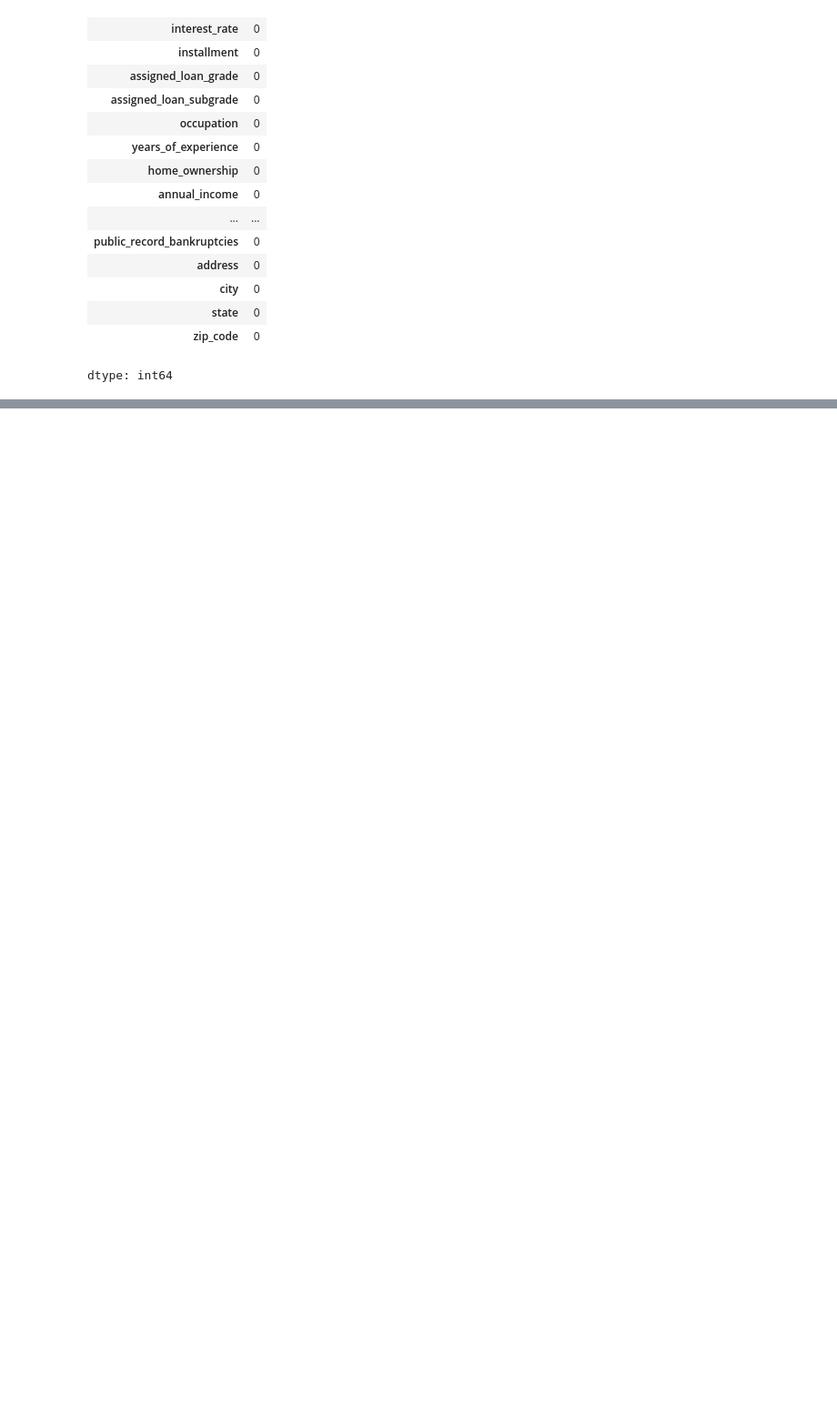
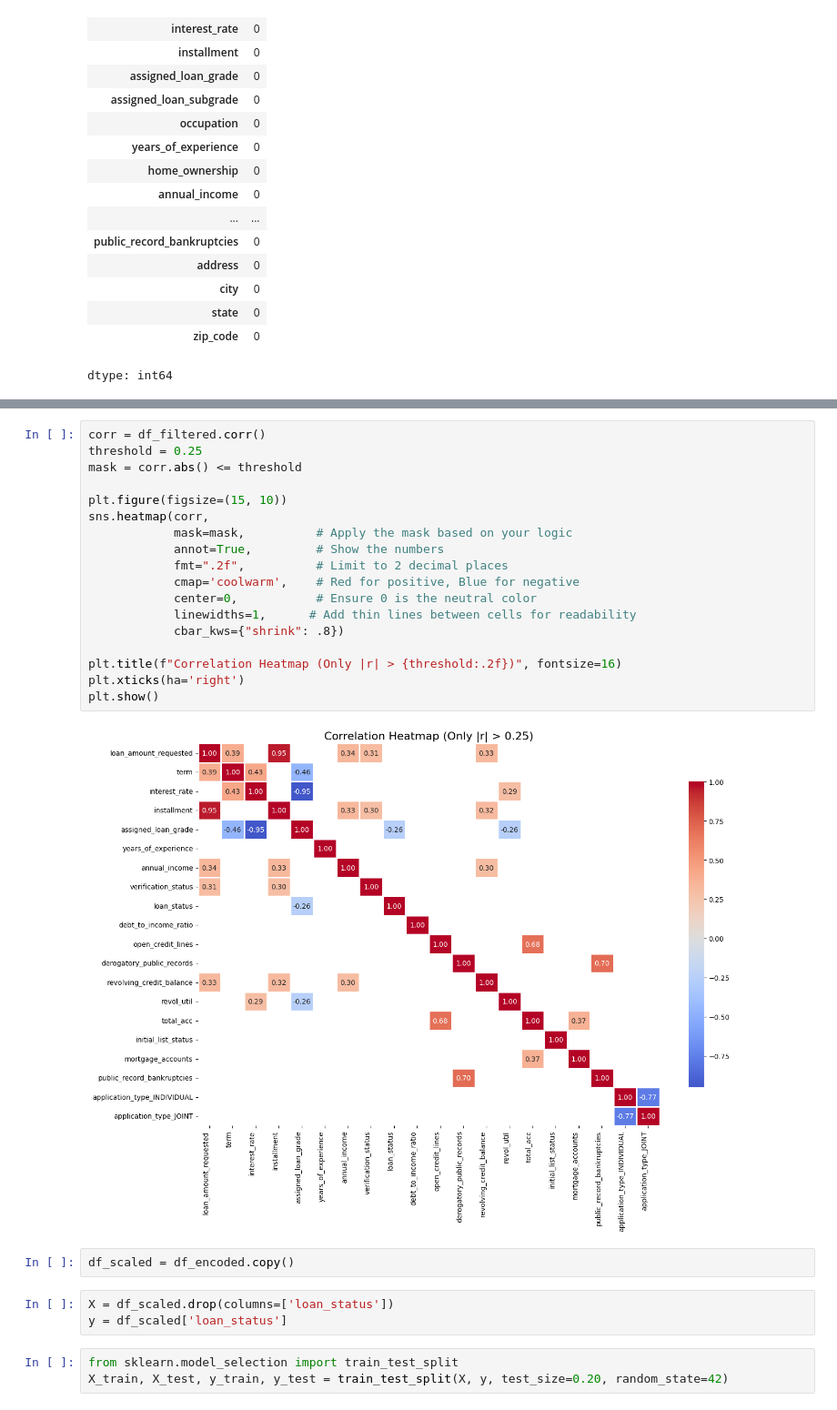
Before and after one commit to akshaykumar2972/Banking-Data-Analysis, a Jupyter notebook: Banking_Data_Analysis.ipynb, the cells around one changed output, grey strips where cells are left out. Shown at 91% size. Cells and saved outputs as stored; diff of their text form; blank space fills up the shorter version.

```diff
--- a/Banking_Data_Analysis.ipynb
+++ b/Banking_Data_Analysis.ipynb
@@ -534,0 +748,28 @@ dtype: int64
+# %%
+corr = df_filtered.corr()
+threshold = 0.25
+mask = corr.abs() <= threshold
+
+plt.figure(figsize=(15, 10))
+sns.heatmap(corr,
+            mask=mask,          # Apply the mask based on your logic
+            annot=True,         # Show the numbers
+            fmt=".2f",          # Limit to 2 decimal places
+            cmap='coolwarm',    # Red for positive, Blue for negative
+            center=0,           # Ensure 0 is the neutral color
+            linewidths=1,      # Add thin lines between cells for readability
+            cbar_kws={"shrink": .8})
+
+plt.title(f"Correlation Heatmap (Only |r| > {threshold:.2f})", fontsize=16)
+plt.xticks(ha='right')
+plt.show()
+# %% [output]
+[figure, added]
+# %%
+df_scaled = df_encoded.copy()
+# %%
+X = df_scaled.drop(columns=['loan_status'])
+y = df_scaled['loan_status']
+# %%
+from sklearn.model_selection import train_test_split
+X_train, X_test, y_train, y_test = train_test_split(X, y, test_size=0.20, random_state=42)
```
Also changed, not shown: parts of 31 cells of this notebook.
